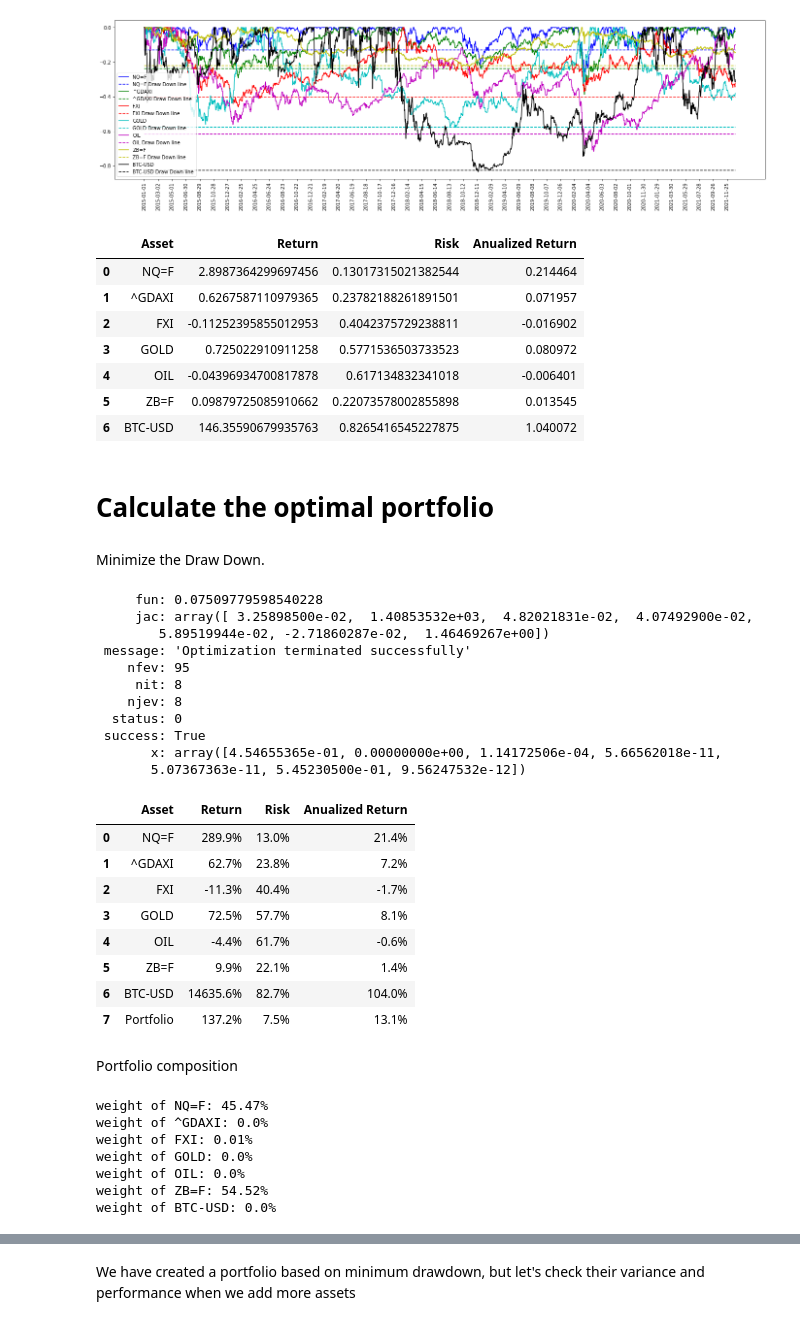
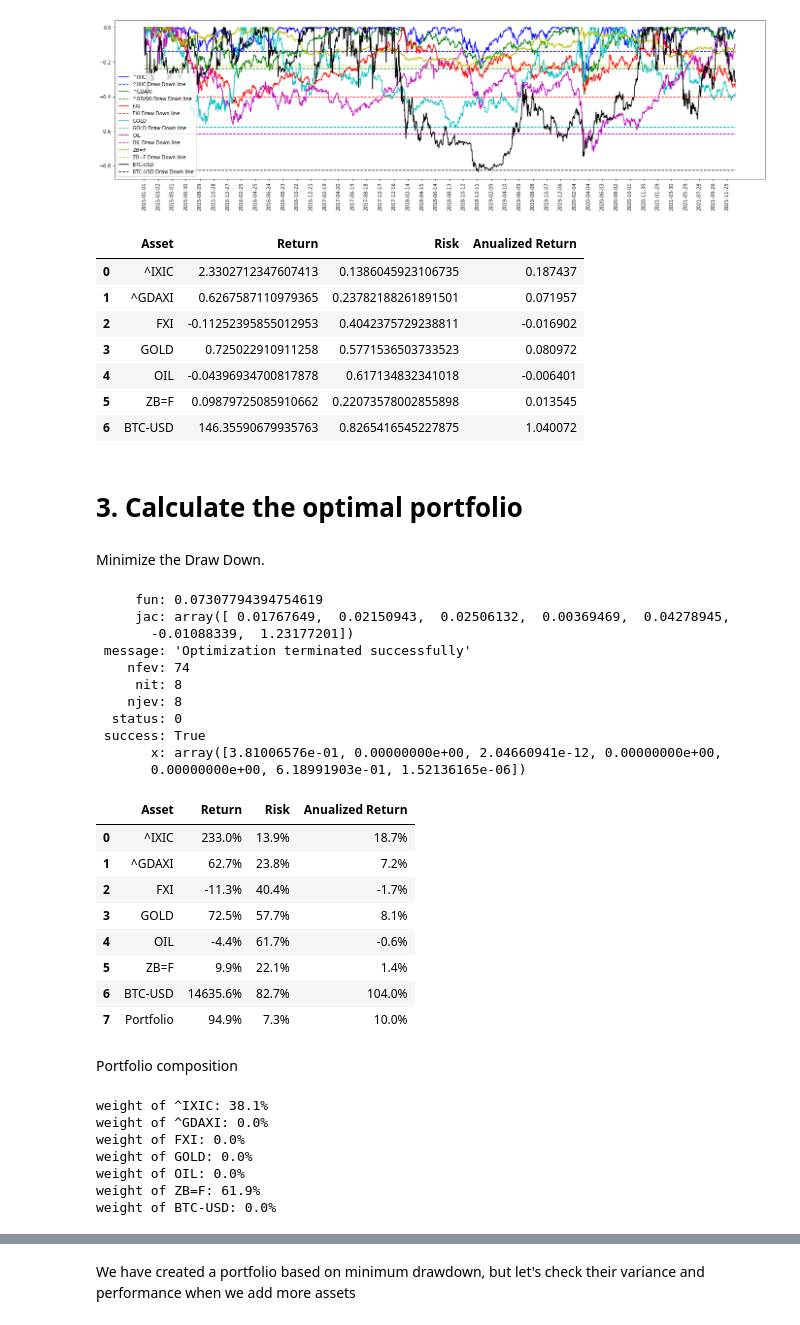
Before and after one commit to mxmlnlrcn/portfolio_builder, a Jupyter notebook: builder.ipynb, the cells around one changed output, grey strips where cells are left out. Drawn from its saved outputs; the diff is of its cells as text; code cells hidden in the pictures.

```diff
--- a/builder.ipynb
+++ b/builder.ipynb
@@ -5,15 +5,15 @@ the objective here is create an optimum porfolio based in ETFs from a desired re
 # %% [markdown]
 # 0.1 Manual Parameters
 # %%
-# symbols to evaluate
-symbols = ['NQ=F','^GDAXI','FXI', 'GOLD', 'OIL', 'ZB=F', 'BTC-USD']
+# symbols to evaluate (Yahoo Finance tickers)
+symbols = ['^IXIC','^GDAXI','FXI', 'GOLD', 'OIL', 'ZB=F', 'BTC-USD']
 
 # Time frame
 start_date = '2015-01-01'
 end_date = '2021-12-31'
 
 # Minimum desired return
-objective = 0.1 # annualy (percentage)
+min_return = 0.1 # annualy (percentage)
 # %% [markdown]
 # 0.2 libraries
 # %%
@@ -145,7 +145,7 @@ output['Anualized Return'] = (1+output['Return'].astype(float))**(365/days_held)
 output
 # %% [output]
 |  | Asset | Return | Risk | Anualized Return |
-| 0 | NQ=F | 2.8987364299697456 | 0.13017315021382544 | 0.214464 |
+| 0 | ^IXIC | 2.3302712347607413 | 0.1386045923106735 | 0.187437 |
 | 1 | ^GDAXI | 0.6267587110979365 | 0.23782188261891501 | 0.071957 |
 | 2 | FXI | -0.11252395855012953 | 0.4042375729238811 | -0.016902 |
 | 3 | GOLD | 0.725022910911258 | 0.5771536503733523 | 0.080972 |
@@ -153,12 +153,12 @@ output
 | 5 | ZB=F | 0.09879725085910662 | 0.22073578002855898 | 0.013545 |
 | 6 | BTC-USD | 146.35590679935763 | 0.8265416545227875 | 1.040072 |
 # %% [markdown]
-# Calculate the optimal portfolio
+# 3. Calculate the optimal portfolio
 # %% [markdown]
 Minimize the Draw Down.
 # %%
 # calculate the 95% confidence interval of the draw_down
-def objective_function(weights):
+def objective_function(weights, close_data=close_data):
     # compute the weighted closes
     matrix_assets = np.matrix(close_data[symbols].values)
     matrix_weights = np.matrix(weights).T
@@ -177,7 +177,7 @@ def equal_one(weights):
     return con
 
 # constraint of minimum expected return
-def minimum_return(weights, minimum = objective):
+def minimum_return(weights, minimum = min_return):
     # compute the weighted closes
     matrix_assets = np.matrix(close_data[symbols].values)
     matrix_weights = np.matrix(weights).T
@@ -209,37 +209,37 @@ weights = np.array(weights)
 sol = minimize(objective_function, weights, method = 'SLSQP', bounds = bnds, constraints = con)
 print(sol)
 # %% [output]
-     fun: 0.07509779598540228
-     jac: array([ 3.25898500e-02,  1.40853532e+03,  4.82021831e-02,  4.07492900e-02,
-        5.89519944e-02, -2.71860287e-02,  1.46469267e+00])
+     fun: 0.07307794394754619
+     jac: array([ 0.01767649,  0.02150943,  0.02506132,  0.00369469,  0.04278945,
+       -0.01088339,  1.23177201])
  message: 'Optimization terminated successfully'
-    nfev: 95
+    nfev: 74
      nit: 8
     njev: 8
   status: 0
  success: True
-       x: array([4.54655365e-01, 0.00000000e+00, 1.14172506e-04, 5.66562018e-11,
-       5.07367363e-11, 5.45230500e-01, 9.56247532e-12])
+       x: array([3.81006576e-01, 0.00000000e+00, 2.04660941e-12, 0.00000000e+00,
+       0.00000000e+00, 6.18991903e-01, 1.52136165e-06])
 # %%
-expected_return = minimum_return(sol['x'])+(1+objective)**(days_held/365)-1
+expected_return = minimum_return(sol['x'])+(1+min_return)**(days_held/365)-1
 risk = sol['fun']
 anualized_return = (1+expected_return)**(365/days_held)-1
 
 output.loc[len(output)] = np.array(['Portfolio', expected_return, risk, anualized_return])
 roudable_fields =['Return', 'Risk', 'Anualized Return']
 output[roudable_fields] = (output[roudable_fields].astype(float)*100).round(1)
 output[roudable_fields] = output[roudable_fields].astype(str) + "%"
 output
 # %% [output]
 |  | Asset | Return | Risk | Anualized Return |
-| 0 | NQ=F | 289.9% | 13.0% | 21.4% |
+| 0 | ^IXIC | 233.0% | 13.9% | 18.7% |
 | 1 | ^GDAXI | 62.7% | 23.8% | 7.2% |
 | 2 | FXI | -11.3% | 40.4% | -1.7% |
 | 3 | GOLD | 72.5% | 57.7% | 8.1% |
 | 4 | OIL | -4.4% | 61.7% | -0.6% |
 | 5 | ZB=F | 9.9% | 22.1% | 1.4% |
 | 6 | BTC-USD | 14635.6% | 82.7% | 104.0% |
-| 7 | Portfolio | 137.2% | 7.5% | 13.1% |
+| 7 | Portfolio | 94.9% | 7.3% | 10.0% |
 # %% [markdown]
 Portfolio composition
 # %%
@@ -247,11 +247,11 @@ for symbol in symbols:
     weight = round(sol["x"][symbols.index(symbol)]*100,2)
     print(f'weight of {symbol}: {weight}%')
 # %% [output]
-weight of NQ=F: 45.47%
+weight of ^IXIC: 38.1%
 weight of ^GDAXI: 0.0%
-weight of FXI: 0.01%
+weight of FXI: 0.0%
 weight of GOLD: 0.0%
 weight of OIL: 0.0%
-weight of ZB=F: 54.52%
+weight of ZB=F: 61.9%
 weight of BTC-USD: 0.0%
 # %% [markdown]
```
Also changed, not shown: parts of 5 cells of this notebook.
